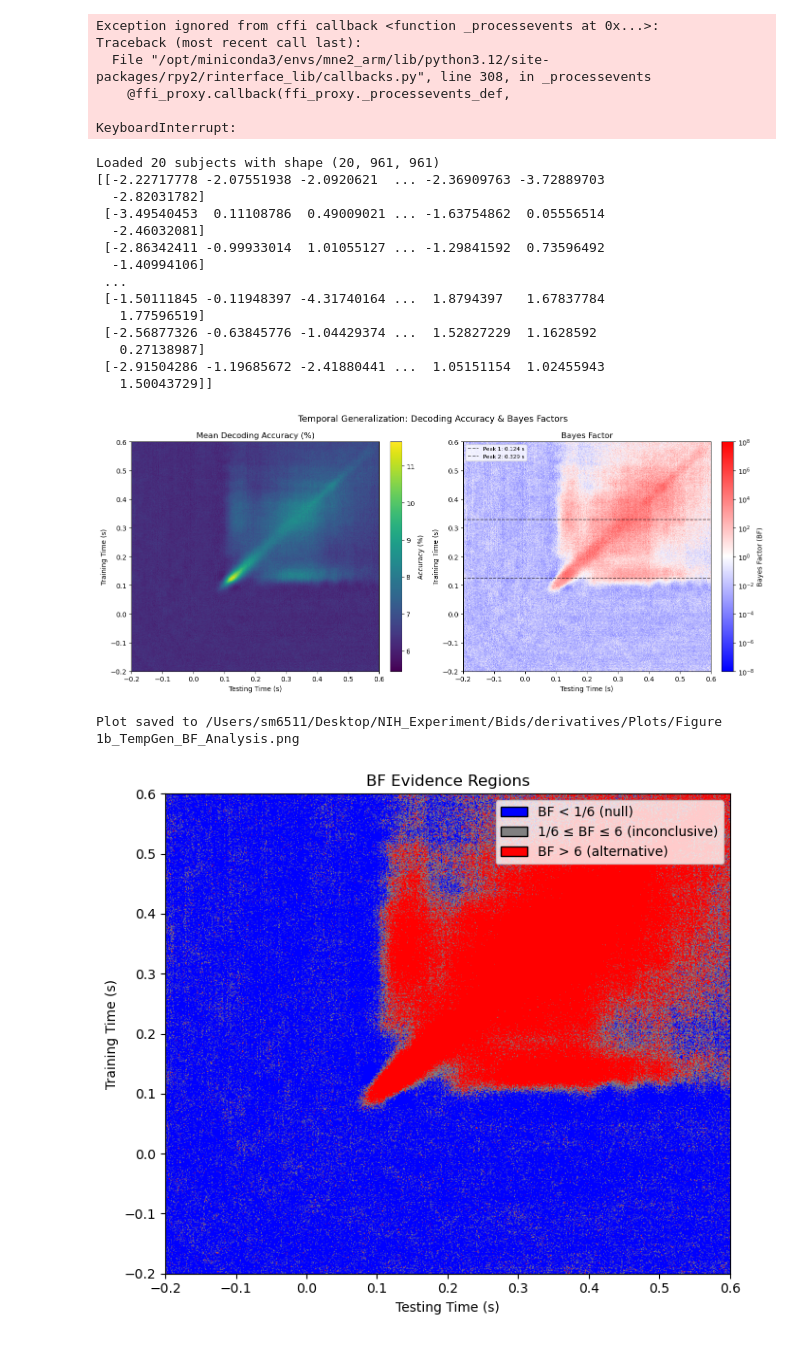
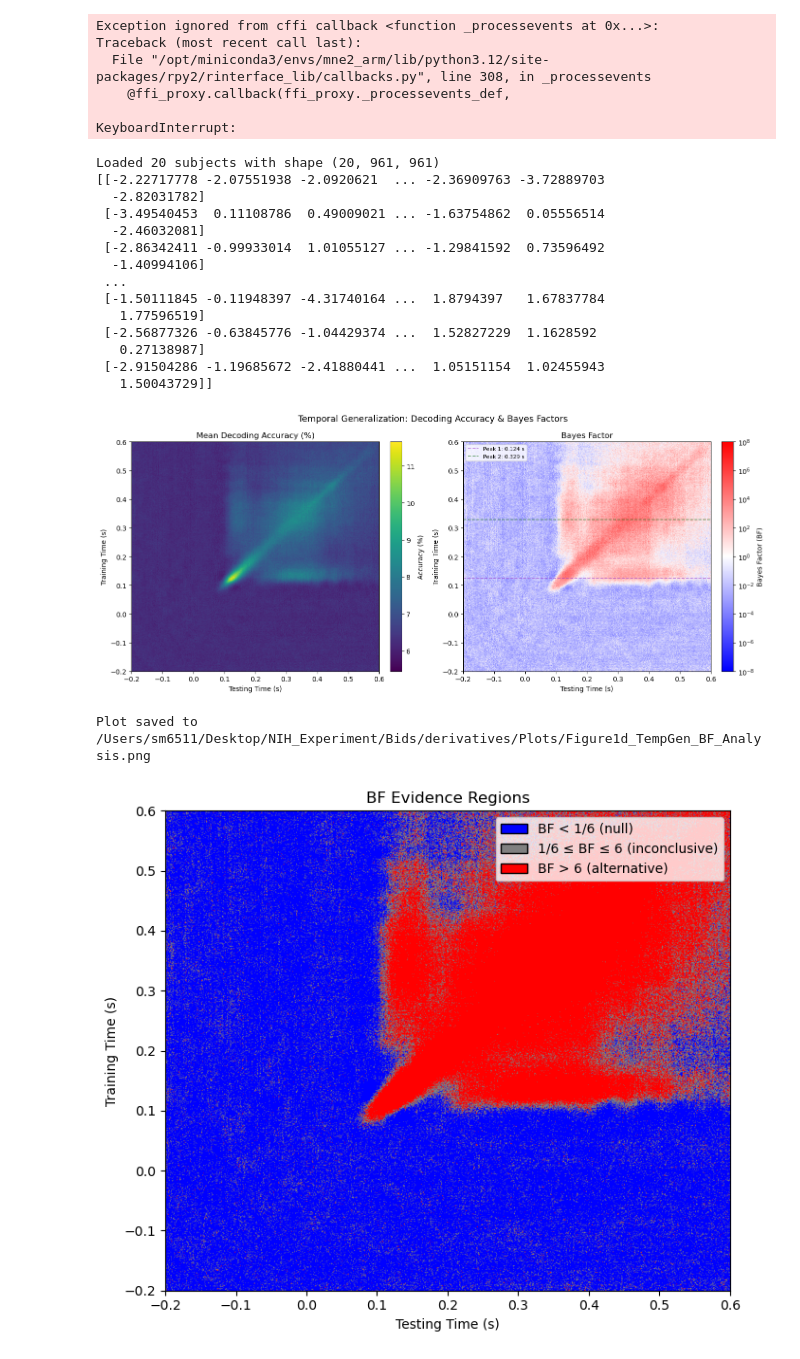
Before and after one commit to sebmonte/Orientation-Imagery, a Jupyter notebook: AnalysisScripts/Step2-WithinStillDiscrete/Step2DBiowulfWithinStillTempGenPlot.ipynb, the cells around one changed output. Drawn from its saved outputs; the diff is of its cells as text; code cells hidden in the pictures.

```diff
--- a/AnalysisScripts/Step2-WithinStillDiscrete/Step2DBiowulfWithinStillTempGenPlot.ipynb
+++ b/AnalysisScripts/Step2-WithinStillDiscrete/Step2DBiowulfWithinStillTempGenPlot.ipynb
@@ -205,12 +205,12 @@ def plot_bf_tempgen(mean_mat, bf_mat, times, save_dir):
     ax2.set_xlabel('Testing Time (s)')
     ax2.set_ylabel('Training Time (s)')
     ax2.axhline(
-    y=time1/1000, color='black', linestyle='--', alpha=0.6, linewidth=1.2,
+    y=time1/1000, color='darkorchid', linestyle='--', alpha=0.6, linewidth=1.2,
     label=f"Peak 1: {time1/1000:.3f} s"
 )
 
     ax2.axhline(
-    y=time2/1000, color='black', linestyle='--', alpha=0.6, linewidth=1.2,
+    y=time2/1000, color='darkgreen', linestyle='--', alpha=0.6, linewidth=1.2,
     label=f"Peak 2: {time2/1000:.3f} s"
 )
 
@@ -221,36 +221,36 @@ def plot_bf_tempgen(mean_mat, bf_mat, times, save_dir):
     cbar = plt.colorbar(im2, ax=ax2, fraction=0.046, pad=0.04)
     ticks = np.arange(vmin, vmax + 1, 2)
     cbar.set_ticks(ticks)
     cbar.set_ticklabels([f"$10^{{{int(t)}}}$" for t in ticks])
     cbar.set_label('Bayes Factor (BF)', fontsize=10)
     fig.suptitle('Temporal Generalization: Decoding Accuracy & Bayes Factors', fontsize=13)
     plt.tight_layout()
-    save_path = os.path.join(output_dir, 'Figure 1b_TempGen_BF_Analysis.png')
+    save_path = os.path.join(output_dir, 'Figure1d_TempGen_BF_Analysis.png')
     plt.savefig(save_path, dpi=150, bbox_inches='tight')
 
     plt.show()
     print(f"Plot saved to {save_path}")
 
 
 
 plot_bf_tempgen(mean_tempgen, bf_matrix, times, output_dir)
 # %% [output]
 Loaded 20 subjects with shape (20, 961, 961)
 [[-2.22717778 -2.07551938 -2.0920621  ... -2.36909763 -3.72889703
   -2.82031782]
  [-3.49540453  0.11108786  0.49009021 ... -1.63754862  0.05556514
   -2.46032081]
  [-2.86342411 -0.99933014  1.01055127 ... -1.29841592  0.73596492
   -1.40994106]
  ...
  [-1.50111845 -0.11948397 -4.31740164 ...  1.8794397   1.67837784
    1.77596519]
  [-2.56877326 -0.63845776 -1.04429374 ...  1.52827229  1.1628592
    0.27138987]
  [-2.91504286 -1.19685672 -2.41880441 ...  1.05151154  1.02455943
    1.50043729]]
-[figure, old version]
+[figure, new version]
-Plot saved to /Users/sm6511/Desktop/NIH_Experiment/Bids/derivatives/Plots/Figure 1b_TempGen_BF_Analysis.png
+Plot saved to /Users/sm6511/Desktop/NIH_Experiment/Bids/derivatives/Plots/Figure1d_TempGen_BF_Analysis.png
 # %%
 import numpy as np
 import matplotlib.pyplot as plt
```
Also changed, not shown: parts of 1 cell of this notebook, 2 other files.
